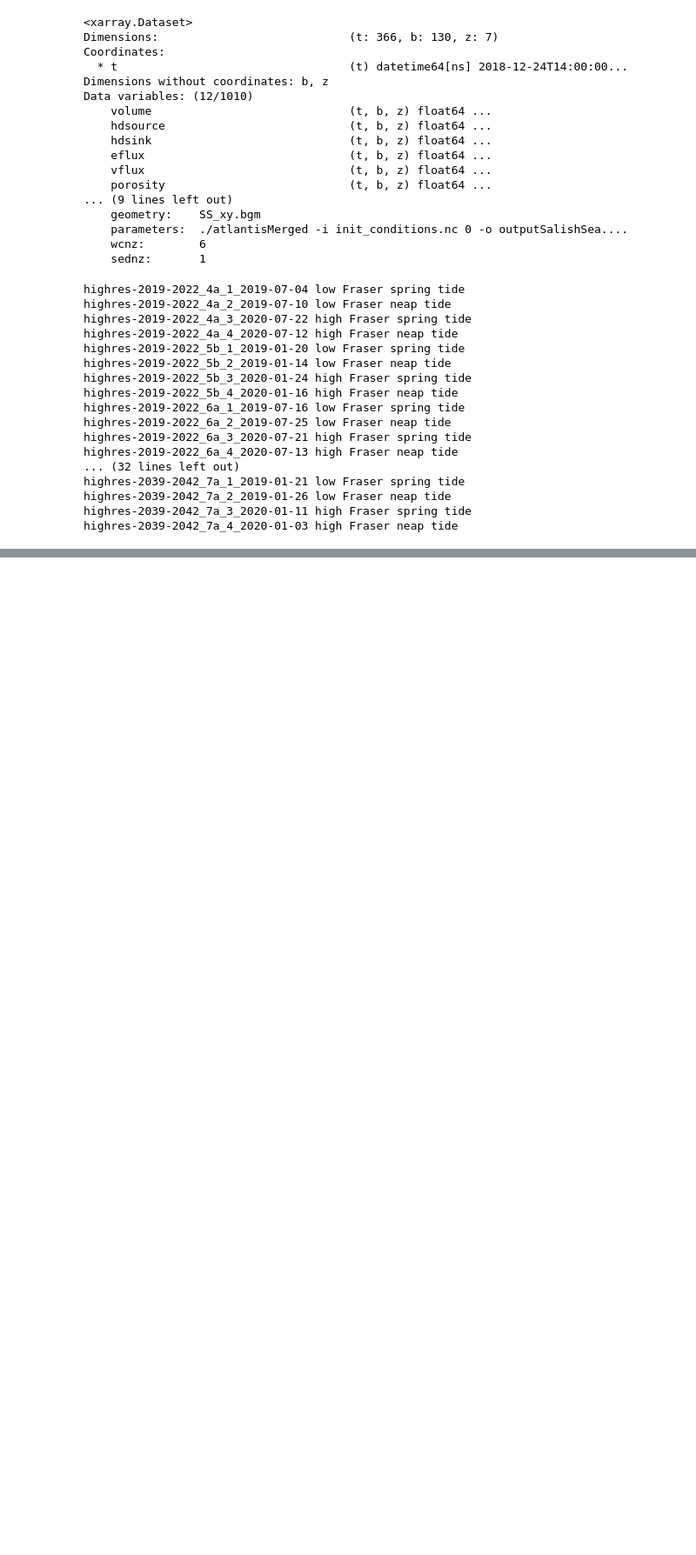
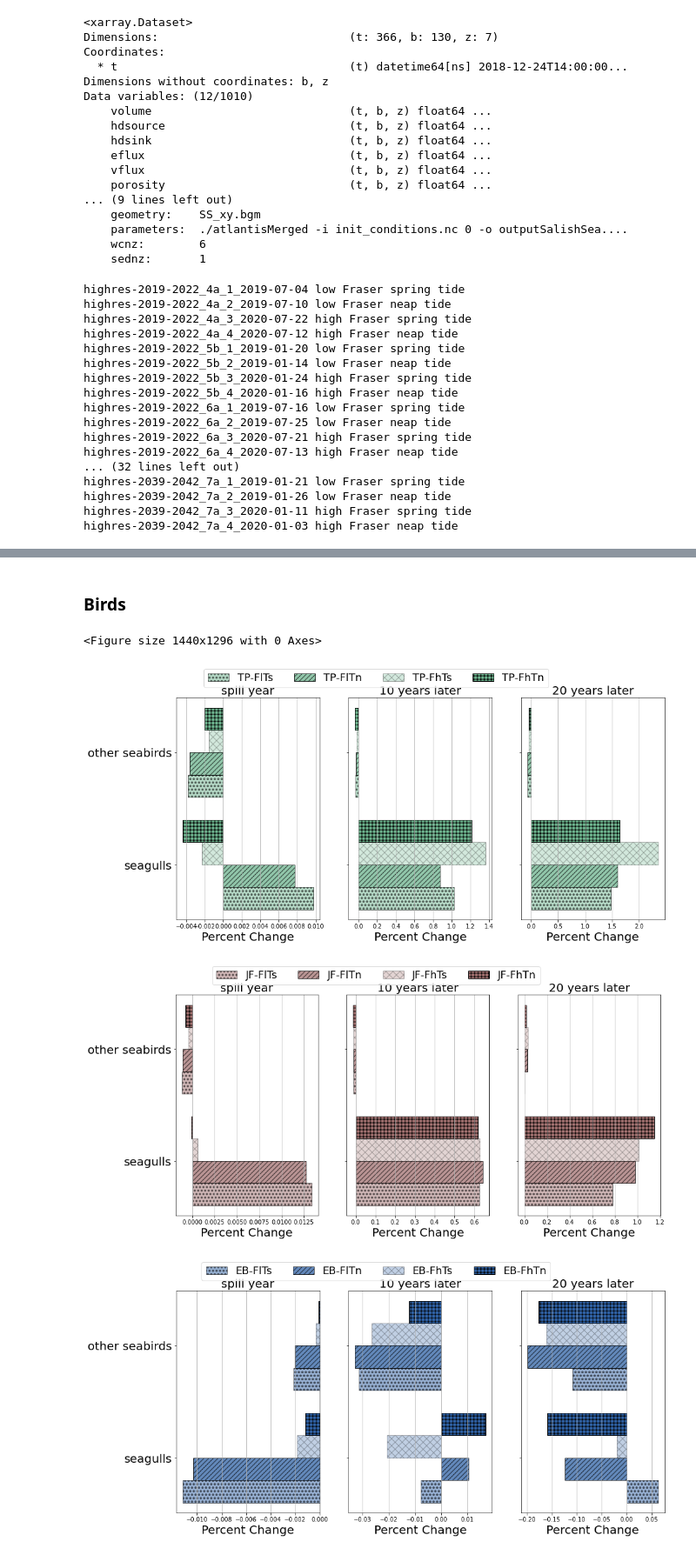
Before and after one commit to SS-Atlantis/Lovindeeretal-MPRI1paper, a Jupyter notebook: SSAM-averaged-data.ipynb, the cells around one changed output, grey strips where cells are left out. Shown at 87% size. Cells and saved outputs as stored; diff of their text form; code cells hidden in the pictures; blank space fills up the shorter version.

```diff
--- a/SSAM-averaged-data.ipynb
+++ b/SSAM-averaged-data.ipynb
@@ -652,0 +677,9 @@ for code_name in code_names:
+# %% [markdown]
+### Birds
+# %%
+plot_boxplot(groups.birds, 'birds')
+# %% [output]
+<Figure size 1440x1296 with 0 Axes>
+[figure, added]
+[figure, added]
+[figure, added]
```
Also changed, not shown: parts of 23 cells of this notebook, 1 other file.
